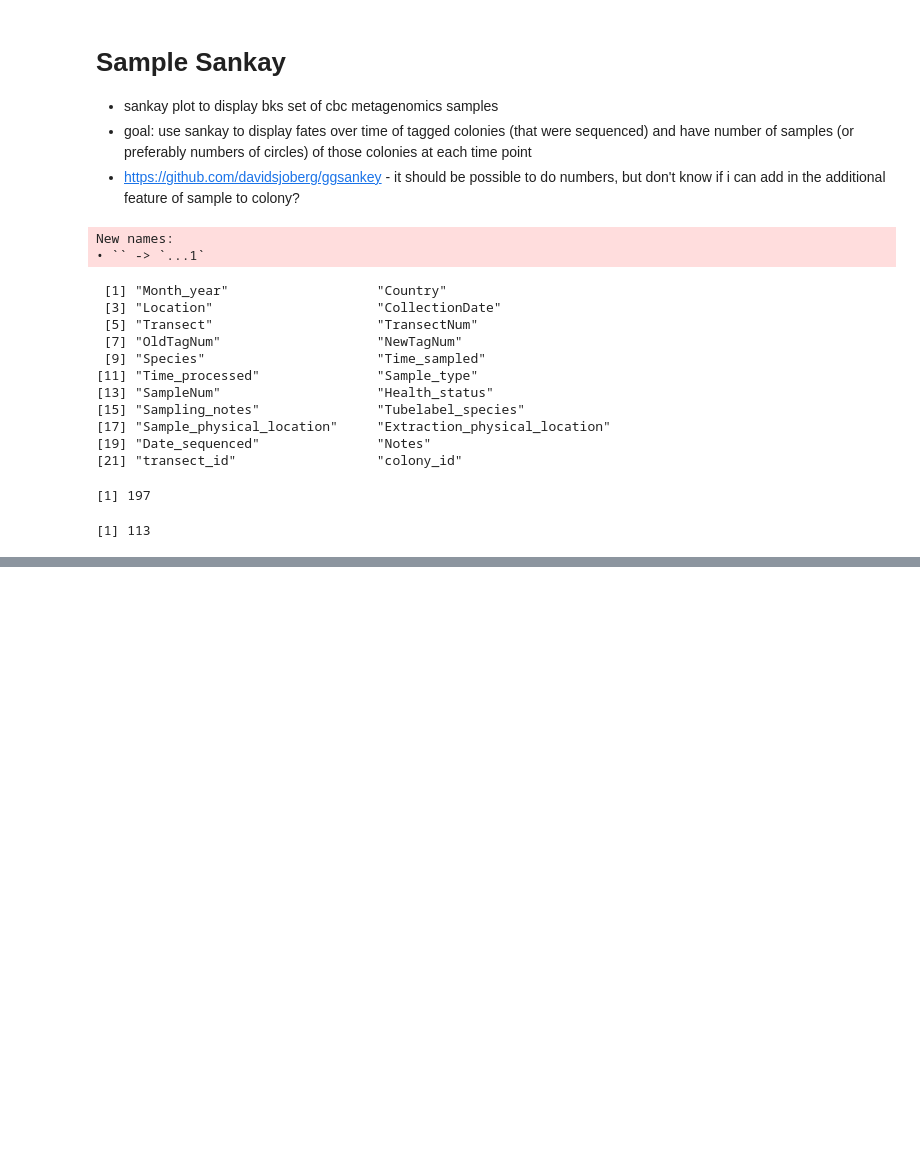
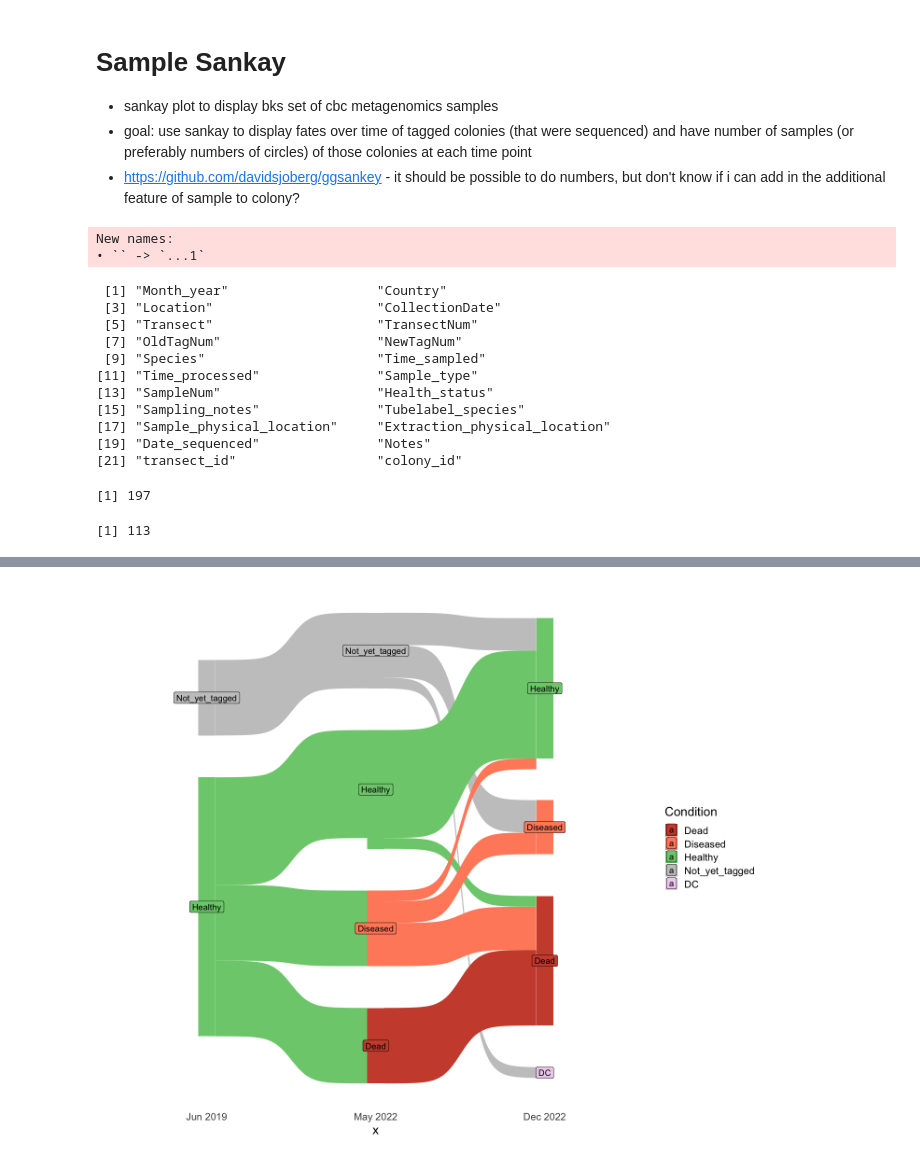
Before and after one commit to brookewicz/Code_notebook, a Jupyter notebook: data_summaries/SampleSankay.ipynb, the cells around one changed output, grey strips where cells are left out. Cells and saved outputs as stored; diff of their text form; code cells hidden in the pictures; blank space fills up the shorter version.

```diff
--- a/data_summaries/SampleSankay.ipynb
+++ b/data_summaries/SampleSankay.ipynb
@@ -282,0 +219,8 @@ A data.frame: 6 × 4
+# %%
+sank_colors = c('Dead'='tomato3',
+                'Healthy'='palegreen3',
+                 'DC' = 'thistle2',
+                 'Diseased' = 'salmon1',
+                 'Diseased_Other' = 'coral3',
+                 'Not_Visited' = 'wheat2',
+                 'Not_yet_tagged' = 'gray78')
@@ -282,0 +257,17 @@ A data.frame: 6 × 4
+# %%
+# plot simple first
+ggplot(mcav, aes(x = x,
+               next_x = next_x,
+               node = node,
+               next_node = next_node,
+               fill = factor(node),
+               label = node)) +
+  geom_sankey() +
+  geom_sankey_label() +
+  theme_sankey(base_size = 16) +
+  scale_fill_manual("Condition", values = c(sank_colors))
+
+# investigate DC - should we just call it healthy or diseased for our purposes?
+# change the not visited to dead
+# %% [output]
+[figure, added]
```
Also changed, not shown: parts of 22 cells of this notebook, 7 other files.
